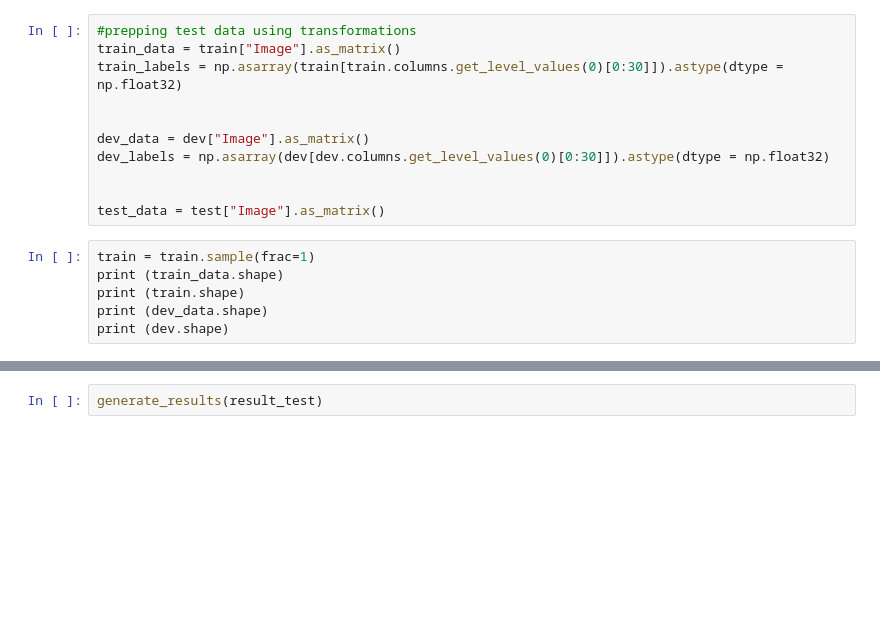
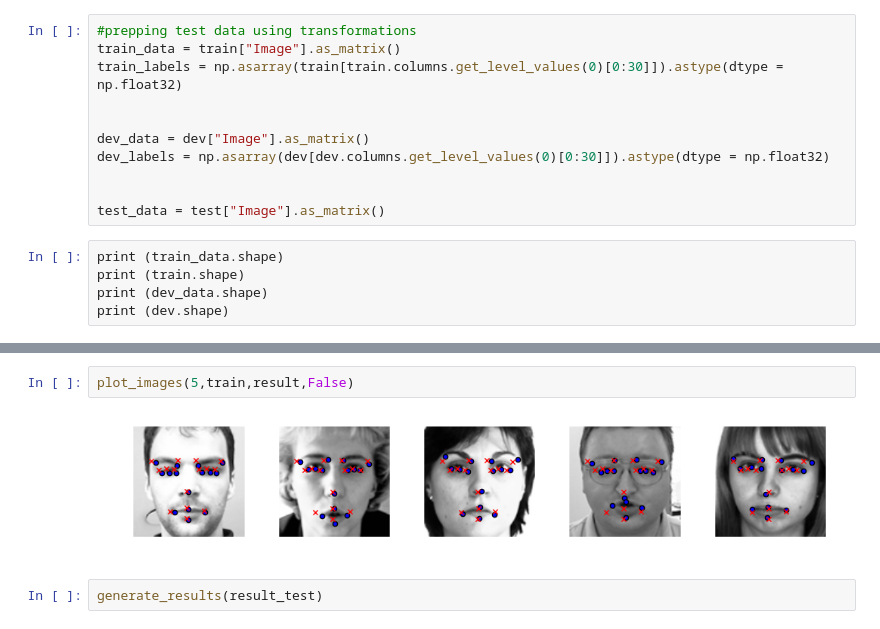
Before and after one commit to vyas85/facial-keypoints-detection, a Jupyter notebook: Facial Keypoints Detection.ipynb, the cells around one changed output, grey strips where cells are left out. Cells and saved outputs as stored; diff of their text form; blank space fills up the shorter version.

```diff
--- a/Facial Keypoints Detection.ipynb
+++ b/Facial Keypoints Detection.ipynb
@@ -731,7 +754,6 @@ dev_labels = np.asarray(dev[dev.columns.get_level_values(0)[0:30]]).astype(dtype
 
 test_data = test["Image"].as_matrix()
 # %%
-train = train.sample(frac=1)
 print (train_data.shape)
 print (train.shape)
 print (dev_data.shape)
@@ -877,2 +921,6 @@ plt.scatter(epoch,dev_error,color="red")
+# %%
+plot_images(5,train,result,False)
+# %% [output]
+[figure, added]
 # %%
 generate_results(result_test)
```
Also changed, not shown: parts of 9 cells of this notebook, 1 other file.
